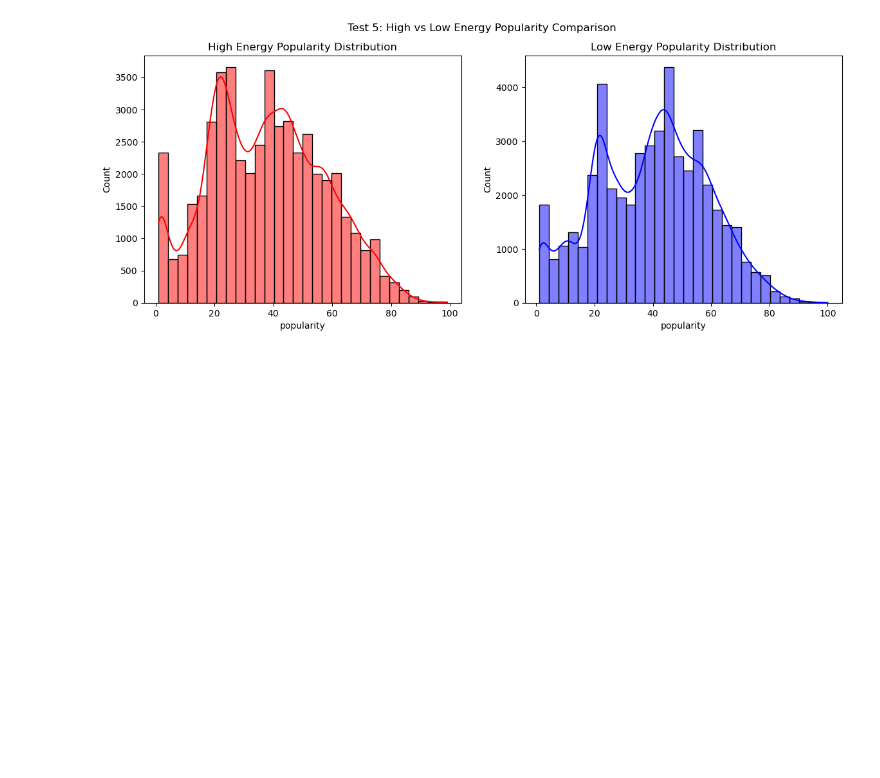
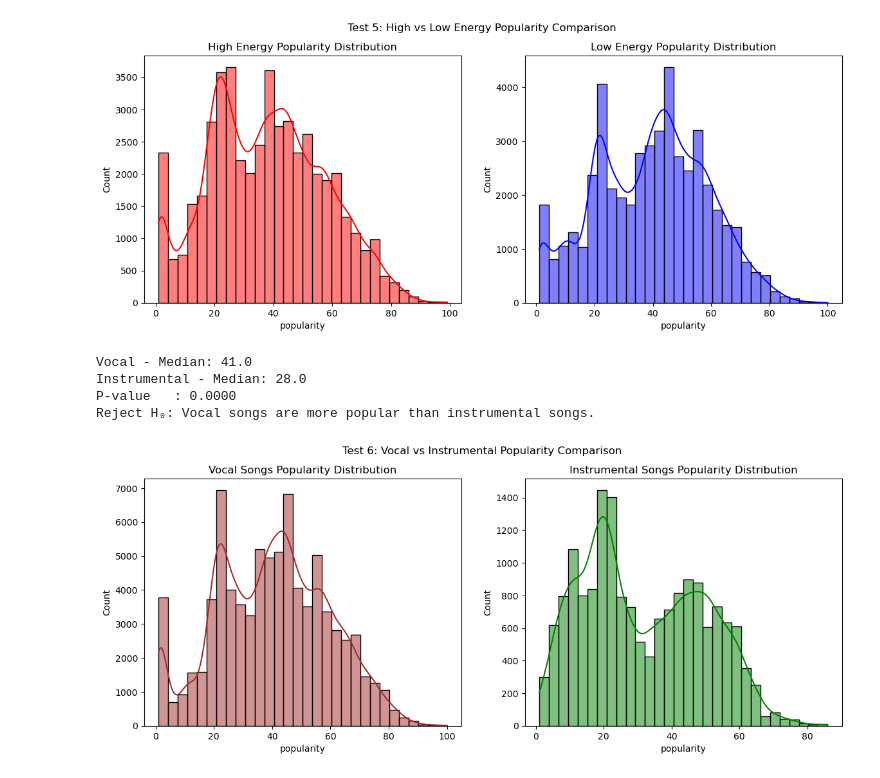
Before and after one commit to canreves/popularity-guesser, a Jupyter notebook: hypothesis-testing.ipynb, the cells around one changed output. Drawn from its saved outputs; the diff is of its cells as text; code cells hidden in the pictures; blank space fills up the shorter version.

Commit message:
test 6 is done.

```diff
--- a/hypothesis-testing.ipynb
+++ b/hypothesis-testing.ipynb
@@ -306,3 +306,31 @@ Low Energy - Median: 41.0
 P-value   : 1.0000
 Failed to reject H₀: No significant difference in popularity between high and low energy songs.
 [figure]
+# %%
+# Test 6: Vocal vs Instrumental - Mann-Whitney U Test (one-tailed)
+vocal_popularity = df[df["instrumentalness"] < 0.5]["popularity"]
+instrumental_popularity = df[df["instrumentalness"] >= 0.5]["popularity"]
+
+stat, p_value = stats.mannwhitneyu(vocal_popularity, instrumental_popularity, alternative='greater')
+print(f"Vocal - Median: {vocal_popularity.median():.1f}")
+print(f"Instrumental - Median: {instrumental_popularity.median():.1f}")
+print(f"P-value   : {p_value:.4f}")
+if p_value < 0.05:
+    print("Reject H₀: Vocal songs are more popular than instrumental songs.")
+else:
+    print("Failed to reject H₀: No significant difference in popularity between vocal and instrumental songs.")
+
+
+fig, axes = plt.subplots(1, 2, figsize=(14,5))
+sns.histplot(vocal_popularity, bins=30, kde=True, color="brown", ax=axes[0])
+axes[0].set_title("Vocal Songs Popularity Distribution")
+sns.histplot(instrumental_popularity, bins=30, kde=True, color="green", ax=axes[1])
+axes[1].set_title("Instrumental Songs Popularity Distribution")
+plt.suptitle("Test 6: Vocal vs Instrumental Popularity Comparison")
+plt.show()
+# %% [output]
+Vocal - Median: 41.0
+Instrumental - Median: 28.0
+P-value   : 0.0000
+Reject H₀: Vocal songs are more popular than instrumental songs.
+[figure, added]
```
